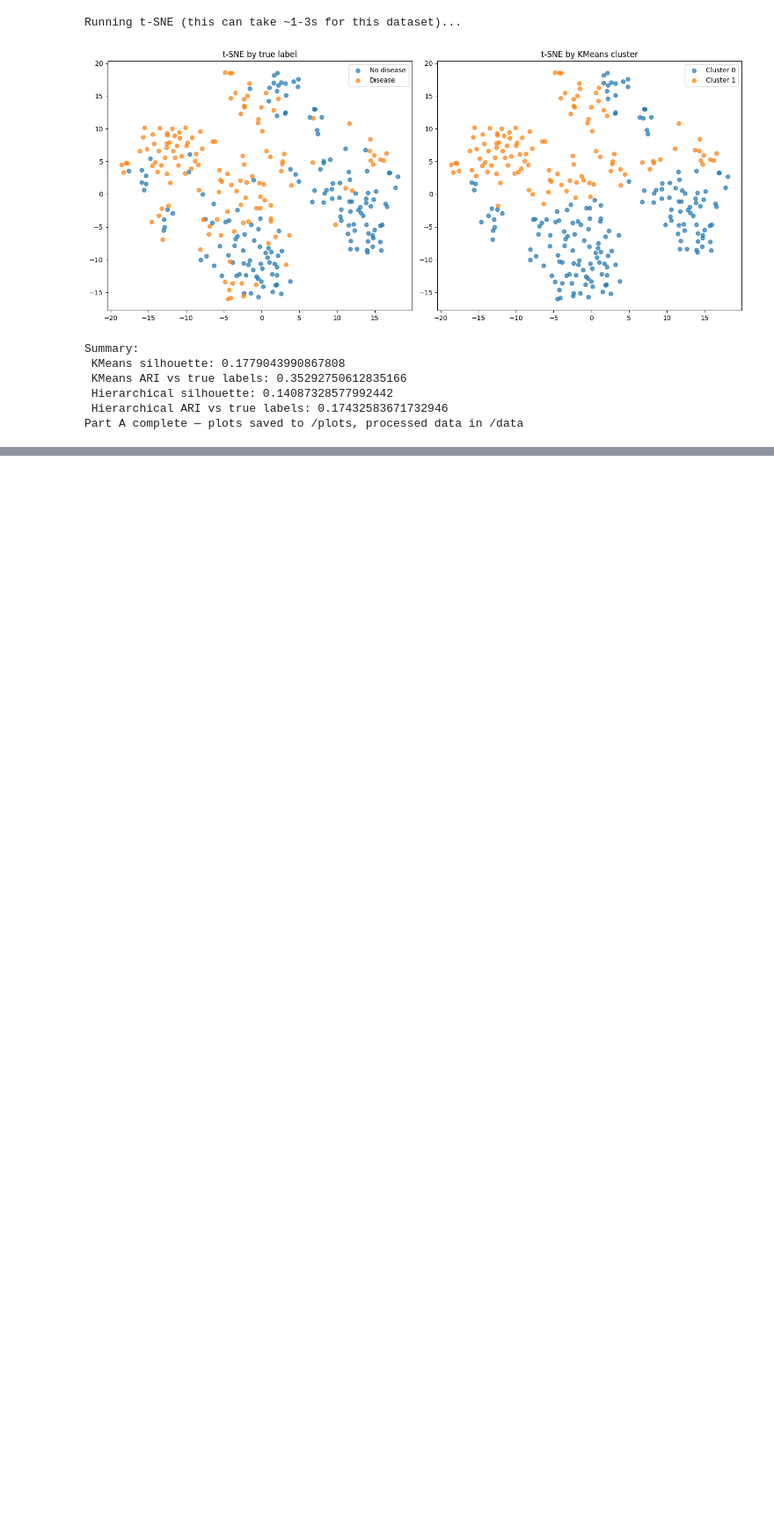
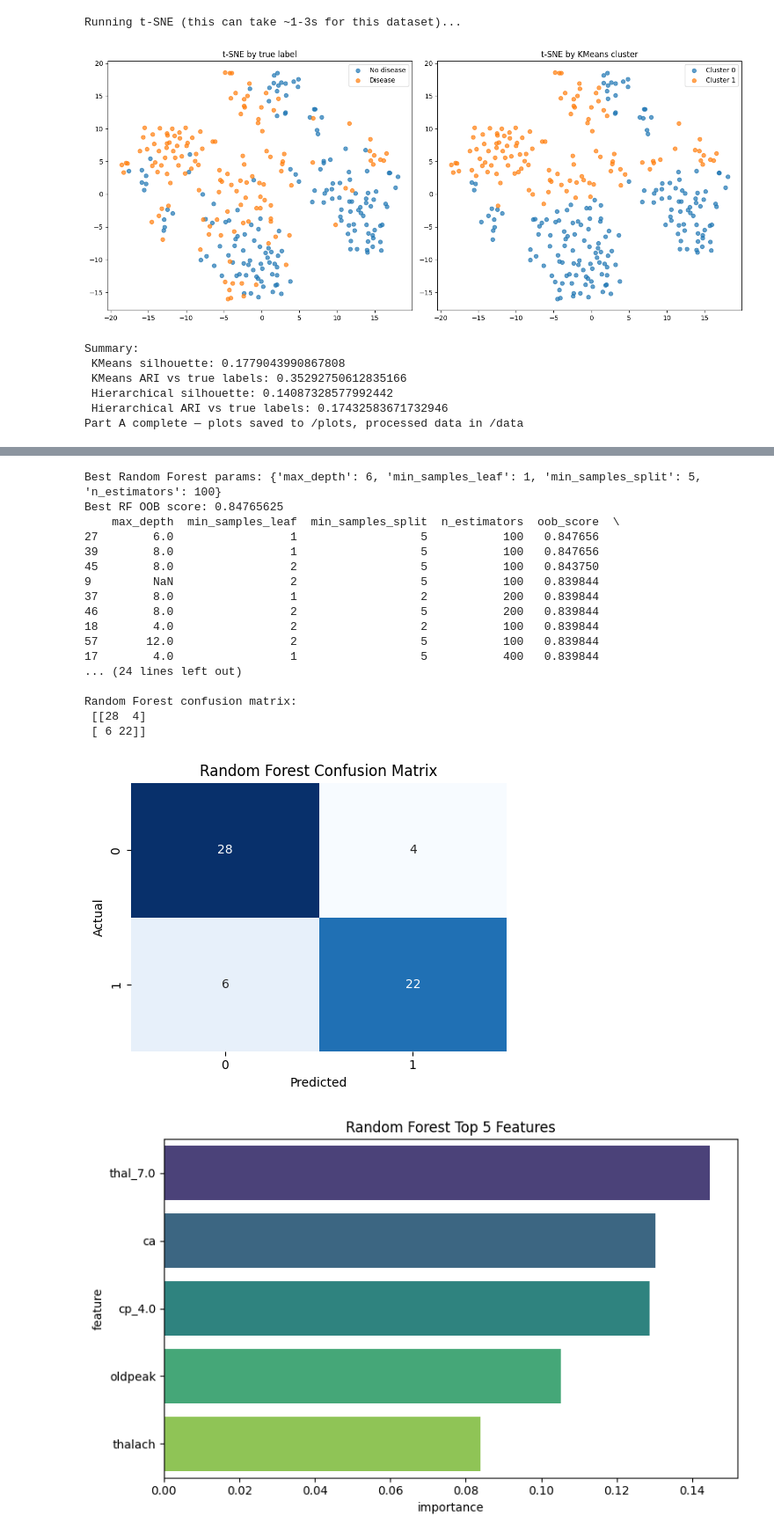
Before and after one commit to umarnadeem004/i232534_UMAR_DM-Assignment4, a Jupyter notebook: i232534.ipynb, the cells around one changed output, grey strips where cells are left out. Shown at 88% size. Cells and saved outputs as stored; diff of their text form; code cells hidden in the pictures; blank space fills up the shorter version.

Commit message:
Part B implementation

```diff
--- a/i232534.ipynb
+++ b/i232534.ipynb
@@ -329,0 +443,72 @@ Part A complete — plots saved to /plots, processed data in /data
+# %%
+rf_grid = ParameterGrid({
+    'n_estimators': [100, 200, 400],
+    'max_depth': [None, 4, 6, 8, 12],
+    'min_samples_split': [2, 5],
+    'min_samples_leaf': [1, 2],
+})
+
+rf_results = []
+best_rf = None
+best_rf_score = -1
+best_rf_params = None
+
+for params in rf_grid:
+    rf = RandomForestClassifier(
+        random_state=RANDOM_STATE,
+        bootstrap=True,
+        oob_score=True,
+        n_jobs=-1,
+        **params,
+    )
+    rf.fit(X_train_model, y_train_model)
+    oob = rf.oob_score_
+    rf_results.append({**params, 'oob_score': oob, 'oob_error': 1 - oob})
+    if oob > best_rf_score:
+        best_rf_score = oob
+        best_rf = rf
+        best_rf_params = params
+
+rf_results_df = pd.DataFrame(rf_results).sort_values('oob_score', ascending=False)
+print('Best Random Forest params:', best_rf_params)
+print('Best RF OOB score:', best_rf_score)
+print(rf_results_df.head(10))
+
+rf_eval = evaluate_model(best_rf, X_train_model, y_train_model, X_test, y_test, 'Random Forest')
+print('\nRandom Forest classification report:\n')
+print(rf_eval['classification_report'])
+print('Random Forest confusion matrix:\n', rf_eval['confusion_matrix'])
+plot_confusion_matrix(rf_eval['confusion_matrix'], 'Random Forest Confusion Matrix', 'partB_rf_confusion_matrix.png')
+
+rf_feature_importances = show_top_features(
+    best_rf.feature_importances_,
+    feature_names,
+    'Random Forest Top 5 Features',
+    'partB_rf_top5_features.png',
+    top_n=5,
+)
+
+print('\nTop RF features:\n')
+print(rf_feature_importances)
+
+print('Random Forest block complete')
+# %% [output]
+Best Random Forest params: {'max_depth': 6, 'min_samples_leaf': 1, 'min_samples_split': 5, 'n_estimators': 100}
+Best RF OOB score: 0.84765625
+    max_depth  min_samples_leaf  min_samples_split  n_estimators  oob_score  \
+27        6.0                 1                  5           100   0.847656
+39        8.0                 1                  5           100   0.847656
+45        8.0                 2                  5           100   0.843750
+9         NaN                 2                  5           100   0.839844
+37        8.0                 1                  2           200   0.839844
+46        8.0                 2                  5           200   0.839844
+18        4.0                 2                  2           100   0.839844
+57       12.0                 2                  5           100   0.839844
+17        4.0                 1                  5           400   0.839844
+... (24 lines left out)
+
+Random Forest confusion matrix:
+ [[28  4]
+ [ 6 22]]
+[figure, added]
+[figure, added]
```
Also changed, not shown: parts of 4 cells of this notebook.
